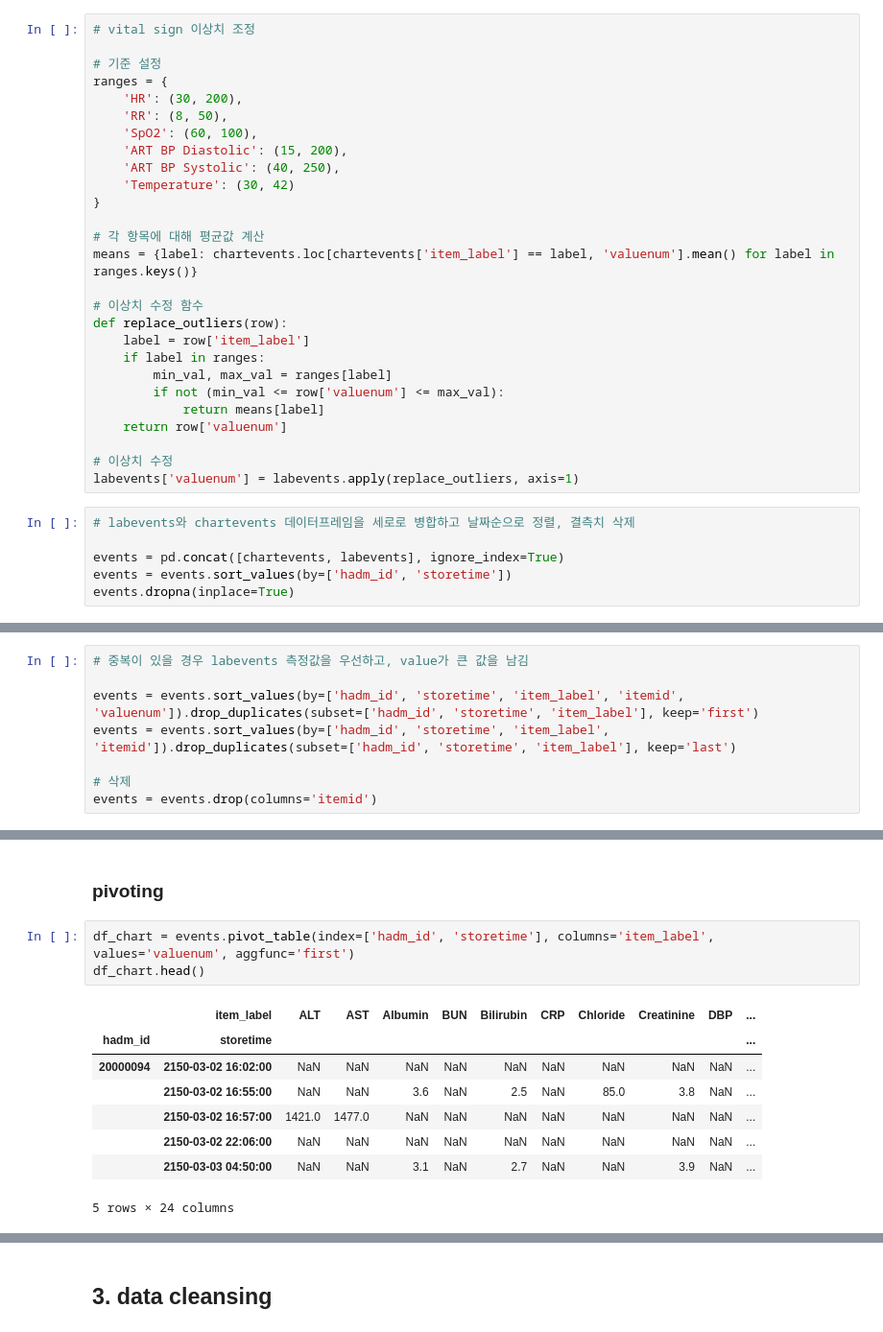
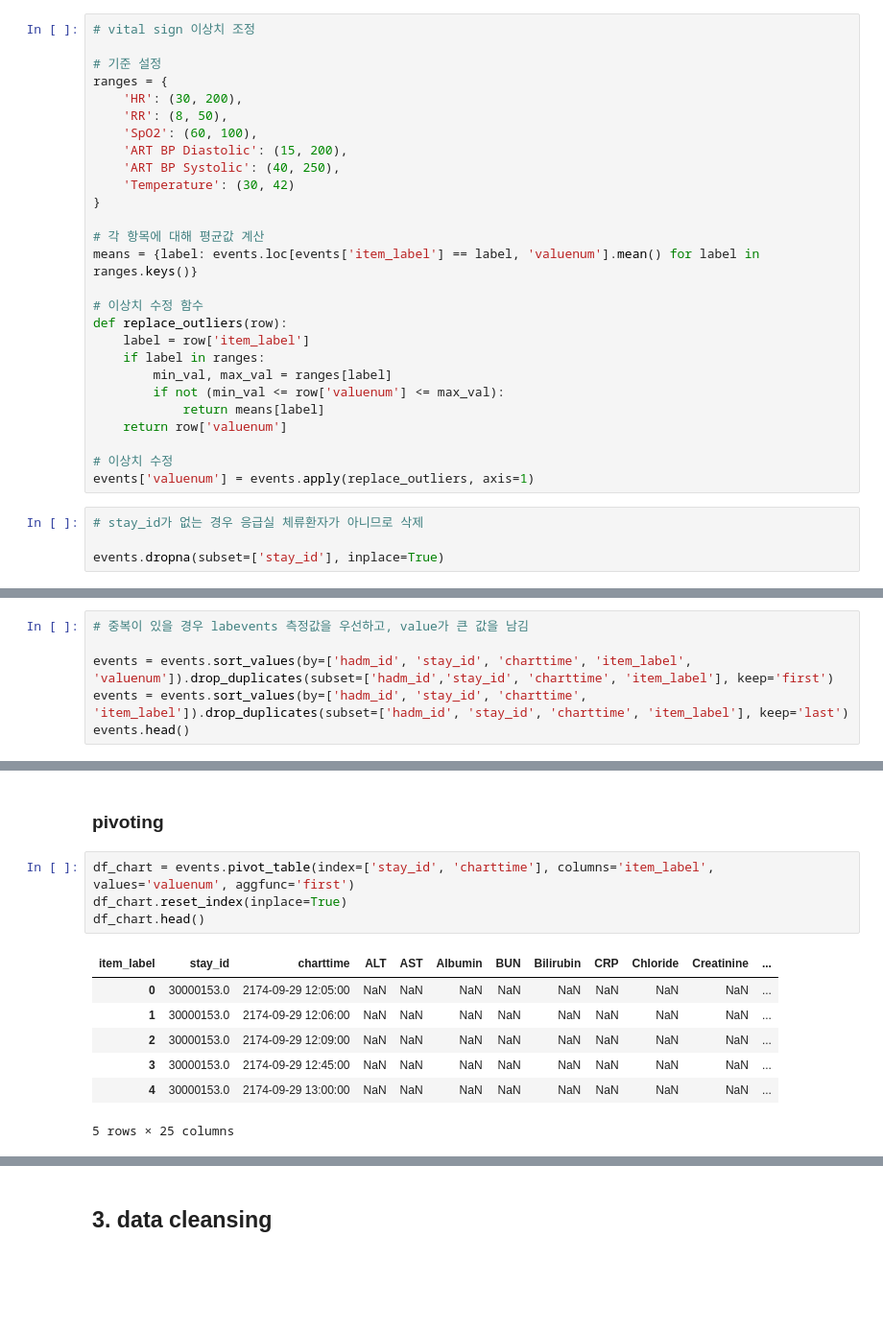
Before and after one commit to yk-Jeong/iMORS, a Jupyter notebook: code.ipynb, the cells around one changed output, grey strips where cells are left out. Shown at 96% size. Cells and saved outputs as stored; diff of their text form; blank space fills up the shorter version.

```diff
--- a/code.ipynb
+++ b/code.ipynb
@@ -193,7 +205,7 @@ ranges = {
 }
 
 # 각 항목에 대해 평균값 계산
-means = {label: chartevents.loc[chartevents['item_label'] == label, 'valuenum'].mean() for label in ranges.keys()}
+means = {label: events.loc[events['item_label'] == label, 'valuenum'].mean() for label in ranges.keys()}
 
 # 이상치 수정 함수
 def replace_outliers(row):
@@ -205,13 +217,11 @@ def replace_outliers(row):
     return row['valuenum']
 
 # 이상치 수정
-labevents['valuenum'] = labevents.apply(replace_outliers, axis=1)
+events['valuenum'] = events.apply(replace_outliers, axis=1)
-# %%
-# labevents와 chartevents 데이터프레임을 세로로 병합하고 날짜순으로 정렬, 결측치 삭제
-
-events = pd.concat([chartevents, labevents], ignore_index=True)
-events = events.sort_values(by=['hadm_id', 'storetime'])
-events.dropna(inplace=True)
+# %%
+# stay_id가 없는 경우 응급실 체류환자가 아니므로 삭제
+
+events.dropna(subset=['stay_id'], inplace=True)
 # %%
 # item_label 값 통일
 
@@ -255,9 +265,7 @@ array(['Hemoglobin', 'Albumin', 'Bilirubin', 'Chloride', 'Creatinine',
 # %%
 # 중복이 있을 경우 labevents 측정값을 우선하고, value가 큰 값을 남김
 
-events = events.sort_values(by=['hadm_id', 'storetime', 'item_label', 'itemid', 'valuenum']).drop_duplicates(subset=['hadm_id', 'storetime', 'item_label'], keep='first')
-events = events.sort_values(by=['hadm_id', 'storetime', 'item_label', 'itemid']).drop_duplicates(subset=['hadm_id', 'storetime', 'item_label'], keep='last')
-
-# 삭제
-events = events.drop(columns='itemid')
+events = events.sort_values(by=['hadm_id', 'stay_id', 'charttime', 'item_label', 'valuenum']).drop_duplicates(subset=['hadm_id','stay_id', 'charttime', 'item_label'], keep='first')
+events = events.sort_values(by=['hadm_id', 'stay_id', 'charttime', 'item_label']).drop_duplicates(subset=['hadm_id', 'stay_id', 'charttime', 'item_label'], keep='last')
+events.head()
 # %% [output]
@@ -332,14 +345,14 @@ patients.head()
 # %% [markdown]
 ### pivoting
 # %%
-df_chart = events.pivot_table(index=['hadm_id', 'storetime'], columns='item_label', values='valuenum', aggfunc='first')
+df_chart = events.pivot_table(index=['stay_id', 'charttime'], columns='item_label', values='valuenum', aggfunc='first')
+df_chart.reset_index(inplace=True)
 df_chart.head()
 # %% [output]
-|  | item_label | ALT | AST | Albumin | BUN | Bilirubin | CRP | Chloride | Creatinine | DBP | ... |
-| hadm_id | storetime |  |  |  |  |  |  |  |  |  | ... |
-| 20000094 | 2150-03-02 16:02:00 | NaN | NaN | NaN | NaN | NaN | NaN | NaN | NaN | NaN | ... |
-|  | 2150-03-02 16:55:00 | NaN | NaN | 3.6 | NaN | 2.5 | NaN | 85.0 | 3.8 | NaN | ... |
-|  | 2150-03-02 16:57:00 | 1421.0 | 1477.0 | NaN | NaN | NaN | NaN | NaN | NaN | NaN | ... |
-|  | 2150-03-02 22:06:00 | NaN | NaN | NaN | NaN | NaN | NaN | NaN | NaN | NaN | ... |
-|  | 2150-03-03 04:50:00 | NaN | NaN | 3.1 | NaN | 2.7 | NaN | NaN | 3.9 | NaN | ... |
+| item_label | stay_id | charttime | ALT | AST | Albumin | BUN | Bilirubin | CRP | Chloride | Creatinine | ... |
+| 0 | 30000153.0 | 2174-09-29 12:05:00 | NaN | NaN | NaN | NaN | NaN | NaN | NaN | NaN | ... |
+| 1 | 30000153.0 | 2174-09-29 12:06:00 | NaN | NaN | NaN | NaN | NaN | NaN | NaN | NaN | ... |
+| 2 | 30000153.0 | 2174-09-29 12:09:00 | NaN | NaN | NaN | NaN | NaN | NaN | NaN | NaN | ... |
+| 3 | 30000153.0 | 2174-09-29 12:45:00 | NaN | NaN | NaN | NaN | NaN | NaN | NaN | NaN | ... |
+| 4 | 30000153.0 | 2174-09-29 13:00:00 | NaN | NaN | NaN | NaN | NaN | NaN | NaN | NaN | ... |
-5 rows × 24 columns
+5 rows × 25 columns
```
Also changed, not shown: parts of 55 cells of this notebook, 1 other file.
